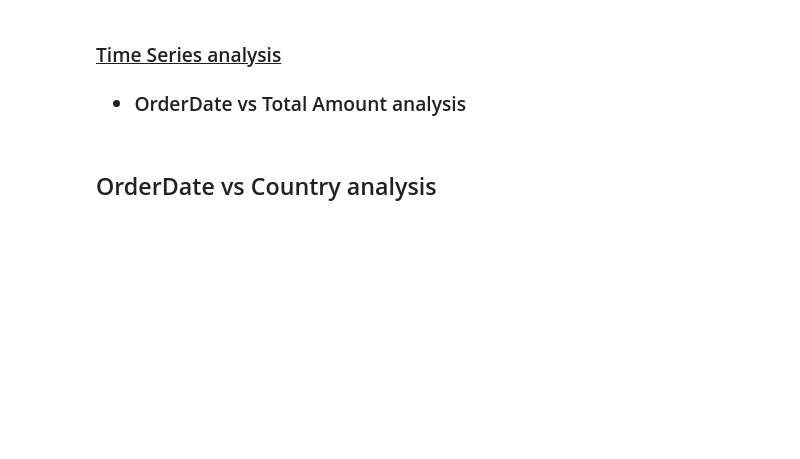
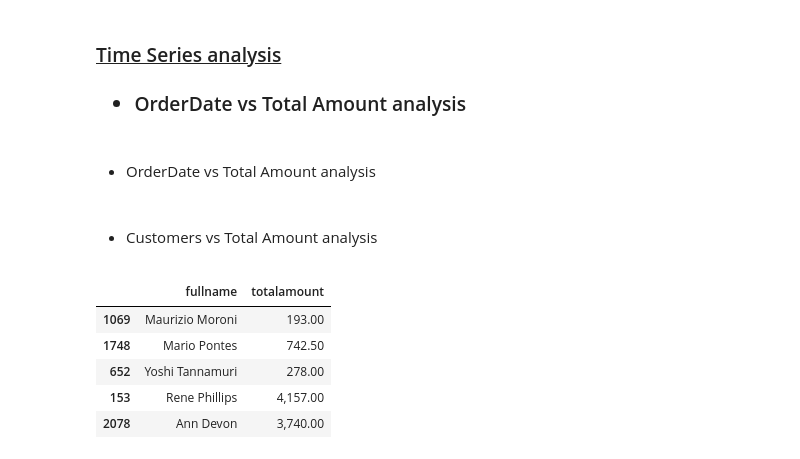
Before and after one commit to AHMEDNASR281/newDataTest, a Jupyter notebook: test1.ipynb, the cells around one changed output. Cells and saved outputs as stored; diff of their text form; code cells hidden in the pictures; blank space fills up the shorter version.

```diff
--- a/test1.ipynb
+++ b/test1.ipynb
@@ -222,11 +222,32 @@ date_total = orders[['orderdate' , 'totalamount']]
 date_total = date_total.set_index('orderdate')
 # %%
 px.line(data_frame= date_total)
-# %% [markdown]
- <h2> OrderDate vs Country analysis <h2>
+# %% [markdown]
+<ul>
+  <li><p> OrderDate vs Total Amount analysis <p></li>
+</ul>
 # %%
 date_country = orders[['orderdate' , 'country']]
 date_country = date_country.set_index('orderdate')
 date_country = date_country.country.resample(rule='1M').nunique()
 # %%
 px.line(data_frame= date_country , y='country')
+# %% [markdown]
+<ul>
+  <li><p> Customers vs Total Amount analysis <p></li>
+</ul>
+# %%
+cust_orders = {
+    'fullname': orders.firstname + ' '+orders.lastname,
+    'totalamount': orders.totalamount
+}
+
+cust_orders= pd.DataFrame(cust_orders)
+cust_orders.sample(5)
+# %% [output]
+|  | fullname | totalamount |
+| 1069 | Maurizio Moroni | 193.00 |
+| 1748 | Mario Pontes | 742.50 |
+| 652 | Yoshi Tannamuri | 278.00 |
+| 153 | Rene Phillips | 4,157.00 |
+| 2078 | Ann Devon | 3,740.00 |
```
Also changed, not shown: parts of 1 cell of this notebook.
